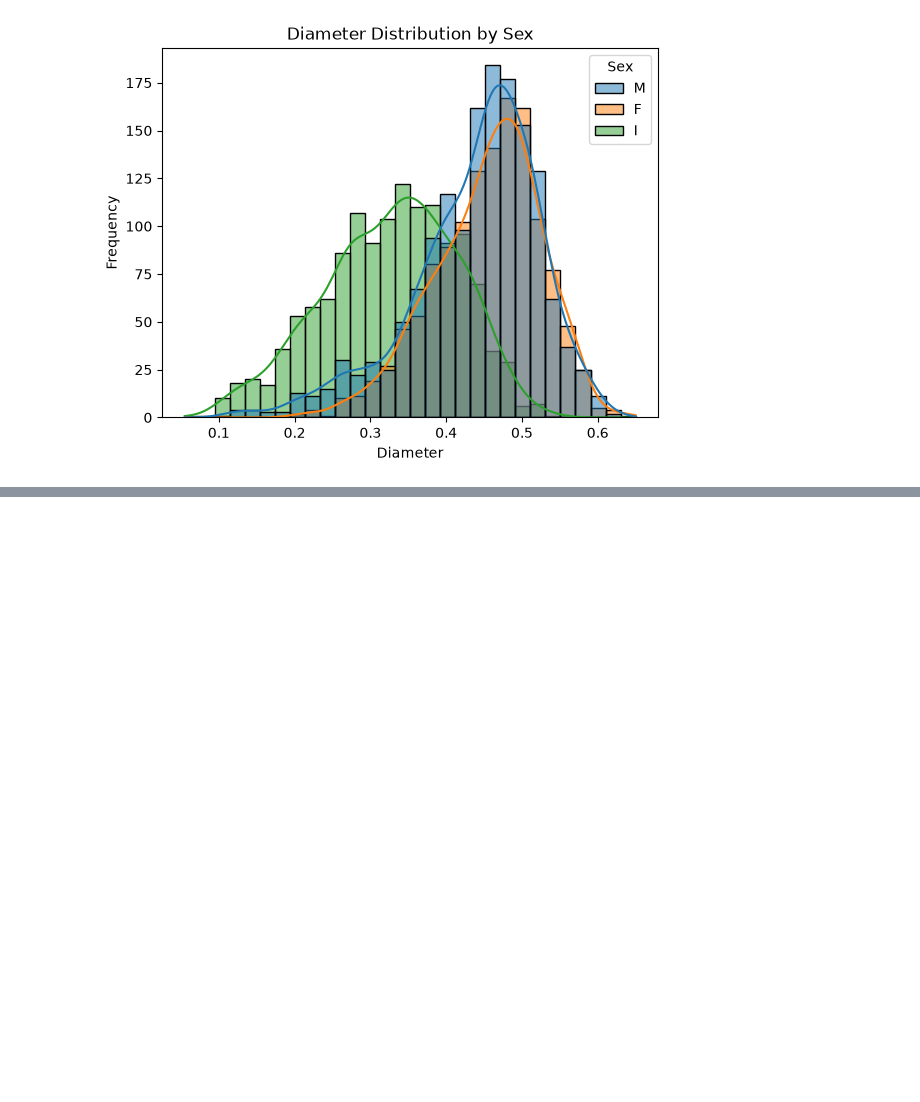
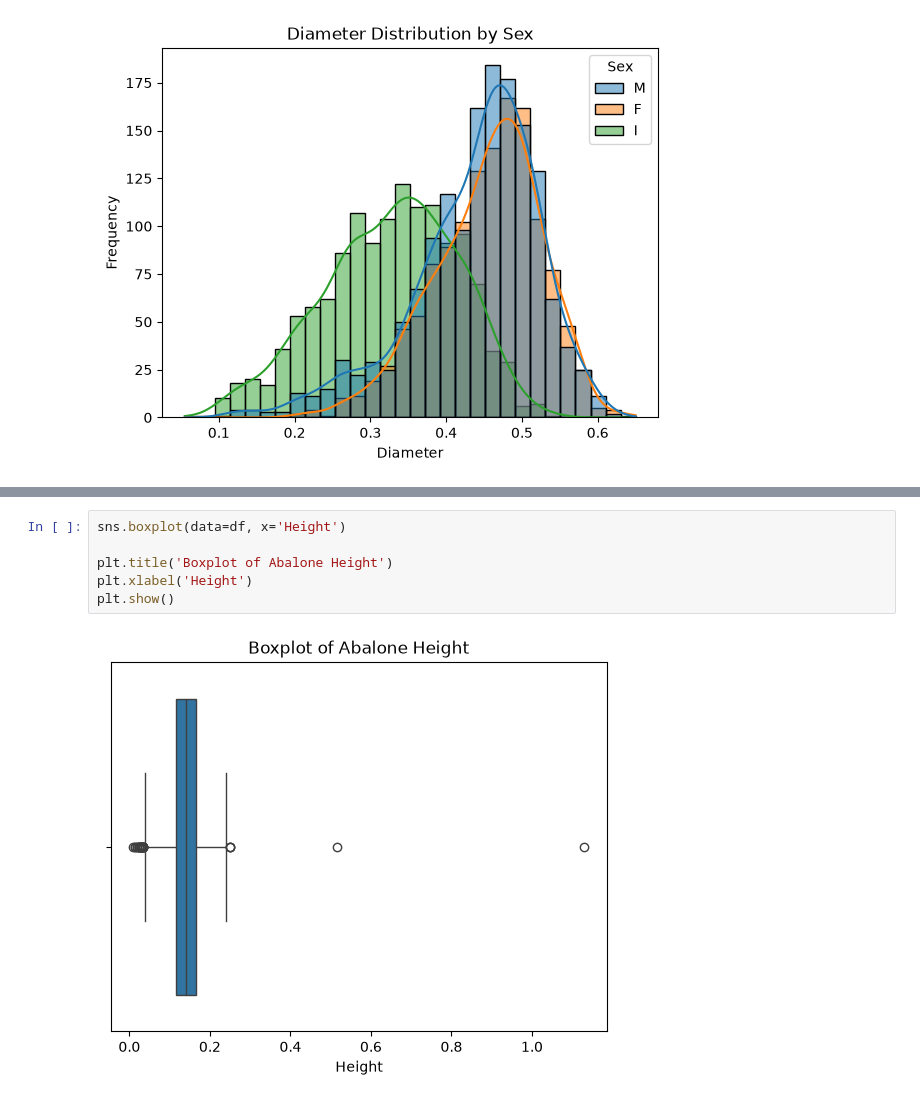
Before and after one commit to 2026623-Student/Statistical-Project, a Jupyter notebook: CA2_Statistical.ipynb, the cells around one changed output, grey strips where cells are left out. Drawn from its saved outputs; the diff is of its cells as text; blank space fills up the shorter version.

```diff
--- a/CA2_Statistical.ipynb
+++ b/CA2_Statistical.ipynb
@@ -337,0 +427,8 @@ plt.show()
+# %%
+sns.boxplot(data=df, x='Height')
+
+plt.title('Boxplot of Abalone Height')
+plt.xlabel('Height')
+plt.show()
+# %% [output]
+[figure, added]
```
Also changed, not shown: parts of 46 cells of this notebook.
